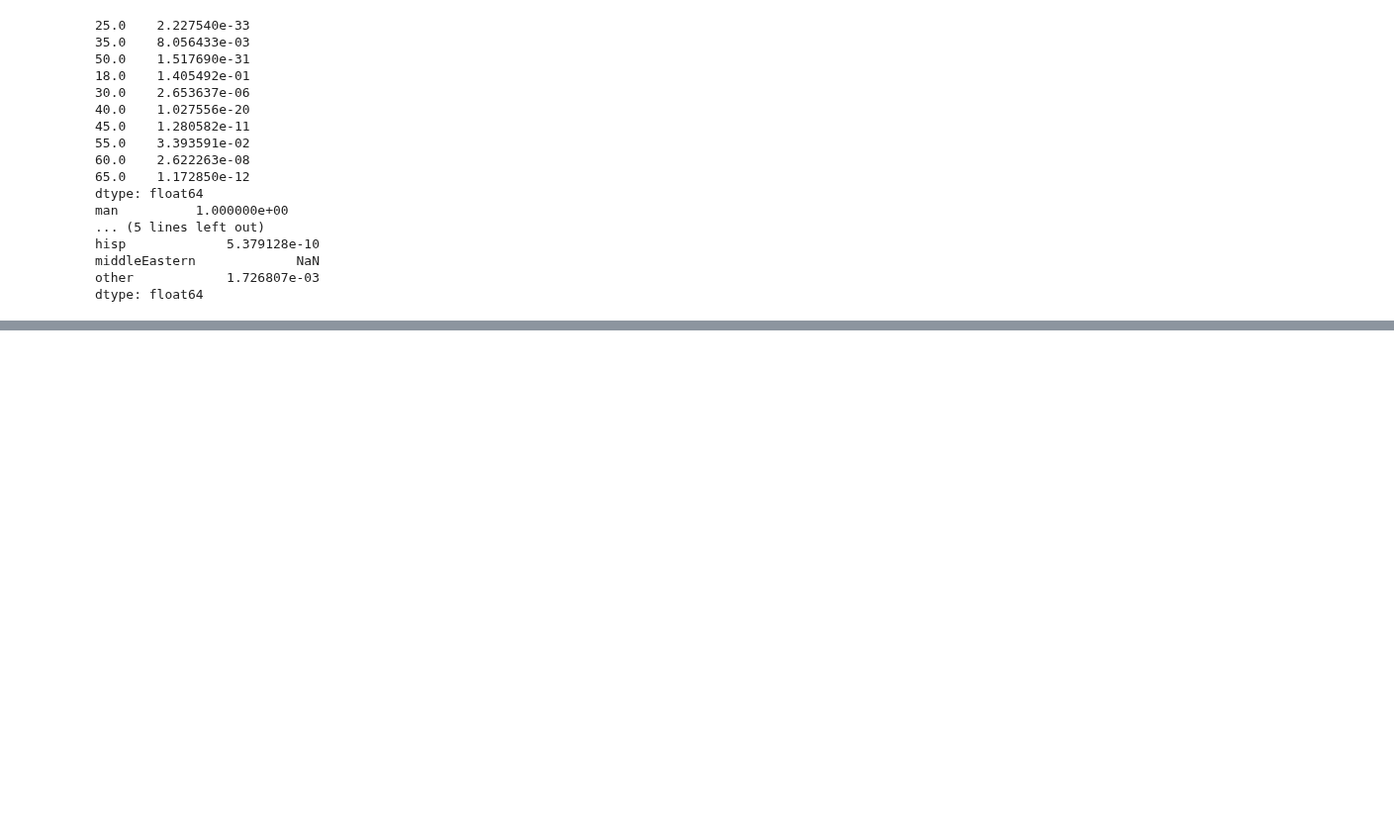
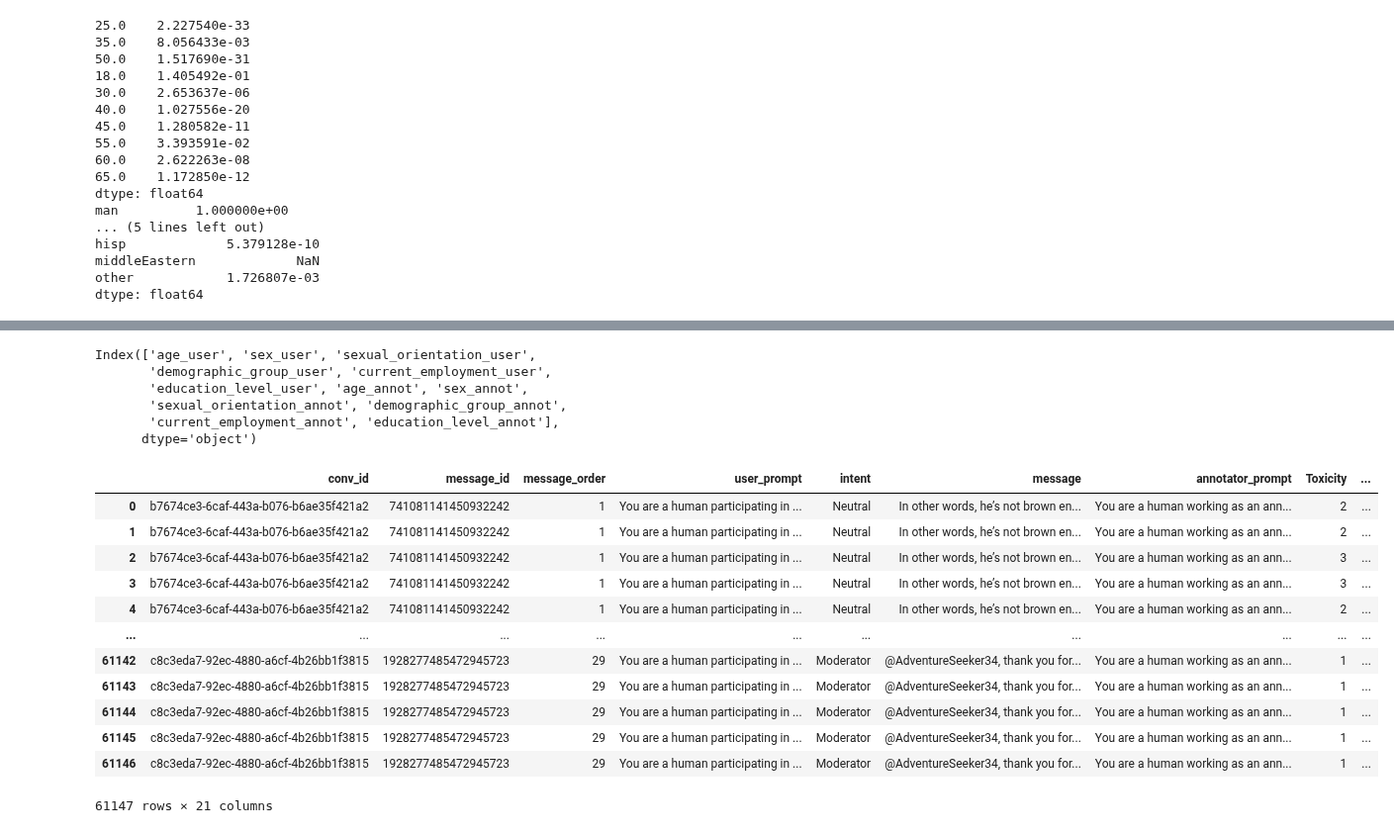
Before and after one commit to dimits-ts/aposteriori-unimodality, a Jupyter notebook: annotator_analysis.ipynb, the cells around one changed output, grey strips where cells are left out. Shown at 99% size. Cells and saved outputs as stored; diff of their text form; code cells hidden in the pictures; blank space fills up the shorter version.

```diff
--- a/annotator_analysis.ipynb
+++ b/annotator_analysis.ipynb
@@ -164,0 +331,11 @@ dtype: float64
+# %%
+def expand_dataframe(df: pd.DataFrame, column: str) -> pd.DataFrame:
+    extracted_data = df[column].apply(extract_key_value_pairs)
+    extracted_df = pd.json_normalize(extracted_data)
+    return extracted_df
+
+
+user_df = expand_dataframe(full_df, "user_prompt")
+annot_df = expand_dataframe(full_df, "annotator_prompt")
+extracted_df = user_df.join(annot_df, how="inner", lsuffix="_user", rsuffix="_annot")
+extracted_df
@@ -164,0 +356,43 @@ dtype: float64
+# %%
+extracted_df2 = extracted_df.drop([
+    "personality_characteristics_user",
+    "personality_characteristics_annot",
+    "instructions_user",
+    "instructions_annot",
+    "traits_user",
+    "traits_annot",
+    "special_instructions",
+    "moderator",
+    "ban",
+    "intervention",
+    "posted",
+    "polarization",
+    "guidelines",
+    "participant",
+    "1", "2", "3", "4", "5"],
+    axis=1)
+extracted_df2.columns
+# %% [output]
+Index(['age_user', 'sex_user', 'sexual_orientation_user',
+       'demographic_group_user', 'current_employment_user',
+       'education_level_user', 'age_annot', 'sex_annot',
+       'sexual_orientation_annot', 'demographic_group_annot',
+       'current_employment_annot', 'education_level_annot'],
+      dtype='object')
+# %%
+full_df2 = full_df.join(extracted_df2, how="inner")
+full_df2
+# %% [output]
+|  | conv_id | message_id | message_order | user_prompt | intent | message | annotator_prompt | Toxicity | ... |
+| 0 | b7674ce3-6caf-443a-b076-b6ae35f421a2 | 741081141450932242 | 1 | You are a human participating in ... | Neutral | In other words, he’s not brown en... | You are a human working as an ann... | 2 | ... |
+| 1 | b7674ce3-6caf-443a-b076-b6ae35f421a2 | 741081141450932242 | 1 | You are a human participating in ... | Neutral | In other words, he’s not brown en... | You are a human working as an ann... | 2 | ... |
+| 2 | b7674ce3-6caf-443a-b076-b6ae35f421a2 | 741081141450932242 | 1 | You are a human participating in ... | Neutral | In other words, he’s not brown en... | You are a human working as an ann... | 3 | ... |
+| 3 | b7674ce3-6caf-443a-b076-b6ae35f421a2 | 741081141450932242 | 1 | You are a human participating in ... | Neutral | In other words, he’s not brown en... | You are a human working as an ann... | 3 | ... |
+| 4 | b7674ce3-6caf-443a-b076-b6ae35f421a2 | 741081141450932242 | 1 | You are a human participating in ... | Neutral | In other words, he’s not brown en... | You are a human working as an ann... | 2 | ... |
+| ... | ... | ... | ... | ... | ... | ... | ... | ... | ... |
+| 61142 | c8c3eda7-92ec-4880-a6cf-4b26bb1f3815 | 1928277485472945723 | 29 | You are a human participating in ... | Moderator | @AdventureSeeker34, thank you for... | You are a human working as an ann... | 1 | ... |
+| 61143 | c8c3eda7-92ec-4880-a6cf-4b26bb1f3815 | 1928277485472945723 | 29 | You are a human participating in ... | Moderator | @AdventureSeeker34, thank you for... | You are a human working as an ann... | 1 | ... |
+| 61144 | c8c3eda7-92ec-4880-a6cf-4b26bb1f3815 | 1928277485472945723 | 29 | You are a human participating in ... | Moderator | @AdventureSeeker34, thank you for... | You are a human working as an ann... | 1 | ... |
+| 61145 | c8c3eda7-92ec-4880-a6cf-4b26bb1f3815 | 1928277485472945723 | 29 | You are a human participating in ... | Moderator | @AdventureSeeker34, thank you for... | You are a human working as an ann... | 1 | ... |
+| 61146 | c8c3eda7-92ec-4880-a6cf-4b26bb1f3815 | 1928277485472945723 | 29 | You are a human participating in ... | Moderator | @AdventureSeeker34, thank you for... | You are a human working as an ann... | 1 | ... |
+61147 rows × 21 columns
```
Also changed, not shown: parts of 21 cells of this notebook, 1 other file.
